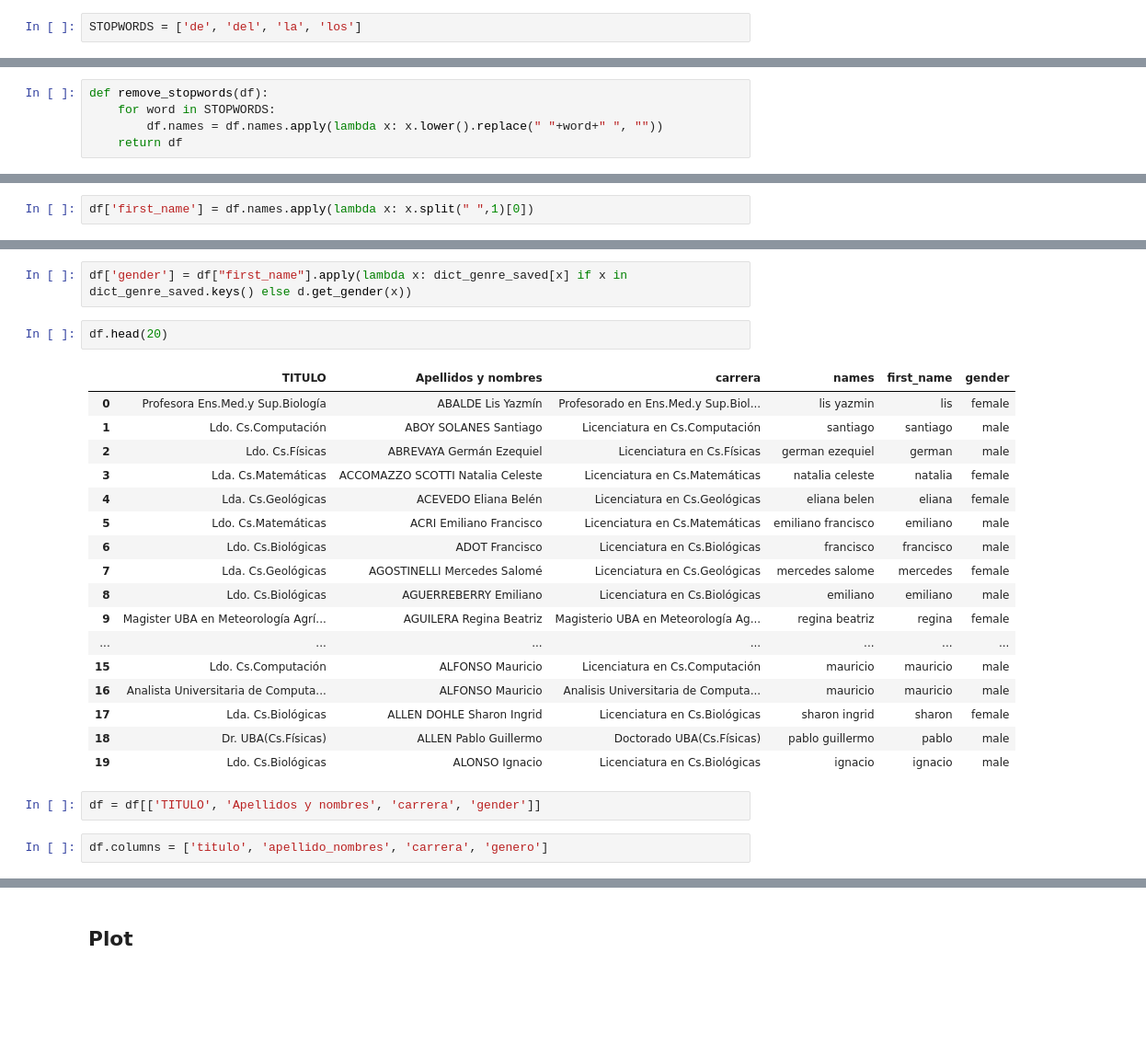
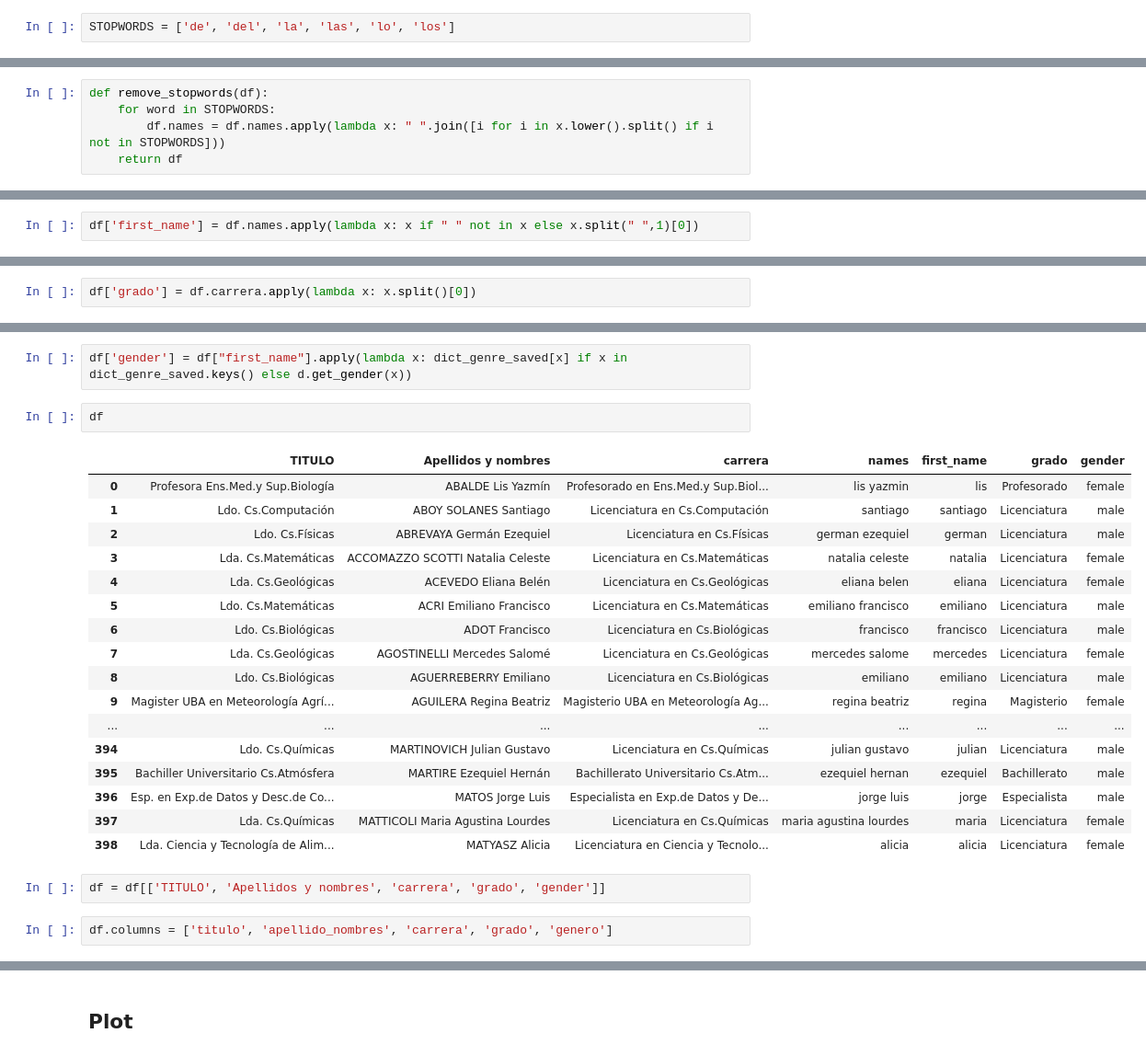
Before and after one commit to MalenaMaffei/8m-7p, a Jupyter notebook: notebooks/pruebas_sofi.ipynb, the cells around one changed output, grey strips where cells are left out. Shown at 92% size. Saved outputs shown, nothing was run; the diff lists cells and outputs as text; blank space fills up the shorter version.

Commit message:
Agrego plots de graduados exactas 2019 y archivo procesado con genero y grado

```diff
--- a/notebooks/pruebas_sofi.ipynb
+++ b/notebooks/pruebas_sofi.ipynb
@@ -157,4 +177,4 @@ df['names'] = df["Apellidos y nombres"].apply(lambda x: " ".join([_deaccent(word
 # %% [markdown]
 ### Elimino stopwords en nombres
 # %%
-STOPWORDS = ['de', 'del', 'la', 'los']
+STOPWORDS = ['de', 'del', 'la', 'las', 'lo', 'los']
@@ -161,7 +183,7 @@ STOPWORDS = ['de', 'del', 'la', 'los']
 # %%
 def remove_stopwords(df):
     for word in STOPWORDS:
-        df.names = df.names.apply(lambda x: x.lower().replace(" "+word+" ", ""))
+        df.names = df.names.apply(lambda x: " ".join([i for i in x.lower().split() if i not in STOPWORDS]))
     return df
 # %%
 df = remove_stopwords(df)
@@ -168,4 +201,4 @@ df = remove_stopwords(df)
 # %% [markdown]
 ### Creo columna con primer nombre
 # %%
-df['first_name'] = df.names.apply(lambda x: x.split(" ",1)[0])
+df['first_name'] = df.names.apply(lambda x: x if " " not in x else x.split(" ",1)[0])
@@ -172,3 +227,5 @@ df['first_name'] = df.names.apply(lambda x: x.split(" ",1)[0])
+# %%
+df['grado'] = df.carrera.apply(lambda x: x.split()[0])
 # %% [markdown]
 ### Instancio el detector de genero y creo columna
 # %%
@@ -256,29 +319,29 @@ dict_keys(['rocio', 'lautaro', 'daissy', 'estanislao', 'leonela', 'lisandro', 'n
 # %%
 df['gender'] = df["first_name"].apply(lambda x: dict_genre_saved[x] if x in dict_genre_saved.keys() else d.get_gender(x))
 # %%
-df.head(20)
+df
 # %% [output]
-|  | TITULO | Apellidos y nombres | carrera | names | first_name | gender |
-| 0 | Profesora Ens.Med.y Sup.Biología | ABALDE Lis Yazmín | Profesorado en Ens.Med.y Sup.Biol... | lis yazmin | lis | female |
-| 1 | Ldo. Cs.Computación | ABOY SOLANES Santiago | Licenciatura en Cs.Computación | santiago | santiago | male |
-| 2 | Ldo. Cs.Físicas | ABREVAYA Germán Ezequiel | Licenciatura en Cs.Físicas | german ezequiel | german | male |
-| 3 | Lda. Cs.Matemáticas | ACCOMAZZO SCOTTI Natalia Celeste | Licenciatura en Cs.Matemáticas | natalia celeste | natalia | female |
-| 4 | Lda. Cs.Geológicas | ACEVEDO Eliana Belén | Licenciatura en Cs.Geológicas | eliana belen | eliana | female |
-| 5 | Ldo. Cs.Matemáticas | ACRI Emiliano Francisco | Licenciatura en Cs.Matemáticas | emiliano francisco | emiliano | male |
-| 6 | Ldo. Cs.Biológicas | ADOT Francisco | Licenciatura en Cs.Biológicas | francisco | francisco | male |
-| 7 | Lda. Cs.Geológicas | AGOSTINELLI Mercedes Salomé | Licenciatura en Cs.Geológicas | mercedes salome | mercedes | female |
-| 8 | Ldo. Cs.Biológicas | AGUERREBERRY Emiliano | Licenciatura en Cs.Biológicas | emiliano | emiliano | male |
-| 9 | Magister UBA en Meteorología Agrí... | AGUILERA Regina Beatriz | Magisterio UBA en Meteorología Ag... | regina beatriz | regina | female |
-| ... | ... | ... | ... | ... | ... | ... |
-| 15 | Ldo. Cs.Computación | ALFONSO Mauricio | Licenciatura en Cs.Computación | mauricio | mauricio | male |
-| 16 | Analista Universitaria de Computa... | ALFONSO Mauricio | Analisis Universitaria de Computa... | mauricio | mauricio | male |
-| 17 | Lda. Cs.Biológicas | ALLEN DOHLE Sharon Ingrid | Licenciatura en Cs.Biológicas | sharon ingrid | sharon | female |
-| 18 | Dr. UBA(Cs.Físicas) | ALLEN Pablo Guillermo | Doctorado UBA(Cs.Físicas) | pablo guillermo | pablo | male |
-| 19 | Ldo. Cs.Biológicas | ALONSO Ignacio | Licenciatura en Cs.Biológicas | ignacio | ignacio | male |
+|  | TITULO | Apellidos y nombres | carrera | names | first_name | grado | gender |
+| 0 | Profesora Ens.Med.y Sup.Biología | ABALDE Lis Yazmín | Profesorado en Ens.Med.y Sup.Biol... | lis yazmin | lis | Profesorado | female |
+| 1 | Ldo. Cs.Computación | ABOY SOLANES Santiago | Licenciatura en Cs.Computación | santiago | santiago | Licenciatura | male |
+| 2 | Ldo. Cs.Físicas | ABREVAYA Germán Ezequiel | Licenciatura en Cs.Físicas | german ezequiel | german | Licenciatura | male |
+| 3 | Lda. Cs.Matemáticas | ACCOMAZZO SCOTTI Natalia Celeste | Licenciatura en Cs.Matemáticas | natalia celeste | natalia | Licenciatura | female |
+| 4 | Lda. Cs.Geológicas | ACEVEDO Eliana Belén | Licenciatura en Cs.Geológicas | eliana belen | eliana | Licenciatura | female |
+| 5 | Ldo. Cs.Matemáticas | ACRI Emiliano Francisco | Licenciatura en Cs.Matemáticas | emiliano francisco | emiliano | Licenciatura | male |
+| 6 | Ldo. Cs.Biológicas | ADOT Francisco | Licenciatura en Cs.Biológicas | francisco | francisco | Licenciatura | male |
+| 7 | Lda. Cs.Geológicas | AGOSTINELLI Mercedes Salomé | Licenciatura en Cs.Geológicas | mercedes salome | mercedes | Licenciatura | female |
+| 8 | Ldo. Cs.Biológicas | AGUERREBERRY Emiliano | Licenciatura en Cs.Biológicas | emiliano | emiliano | Licenciatura | male |
+| 9 | Magister UBA en Meteorología Agrí... | AGUILERA Regina Beatriz | Magisterio UBA en Meteorología Ag... | regina beatriz | regina | Magisterio | female |
+| ... | ... | ... | ... | ... | ... | ... | ... |
+| 394 | Ldo. Cs.Químicas | MARTINOVICH Julian Gustavo | Licenciatura en Cs.Químicas | julian gustavo | julian | Licenciatura | male |
+| 395 | Bachiller Universitario Cs.Atmósfera | MARTIRE Ezequiel Hernán | Bachillerato Universitario Cs.Atm... | ezequiel hernan | ezequiel | Bachillerato | male |
+| 396 | Esp. en Exp.de Datos y Desc.de Co... | MATOS Jorge Luis | Especialista en Exp.de Datos y De... | jorge luis | jorge | Especialista | male |
+| 397 | Lda. Cs.Químicas | MATTICOLI Maria Agustina Lourdes | Licenciatura en Cs.Químicas | maria agustina lourdes | maria | Licenciatura | female |
+| 398 | Lda. Ciencia y Tecnología de Alim... | MATYASZ Alicia | Licenciatura en Ciencia y Tecnolo... | alicia | alicia | Licenciatura | female |
 # %%
-df = df[['TITULO', 'Apellidos y nombres', 'carrera', 'gender']]
+df = df[['TITULO', 'Apellidos y nombres', 'carrera', 'grado', 'gender']]
 # %%
-df.columns = ['titulo', 'apellido_nombres', 'carrera', 'genero']
+df.columns = ['titulo', 'apellido_nombres', 'carrera', 'grado', 'genero']
 # %%
 df.head()
 # %% [output]
```
Also changed, not shown: parts of 38 cells of this notebook, 1 other file.
